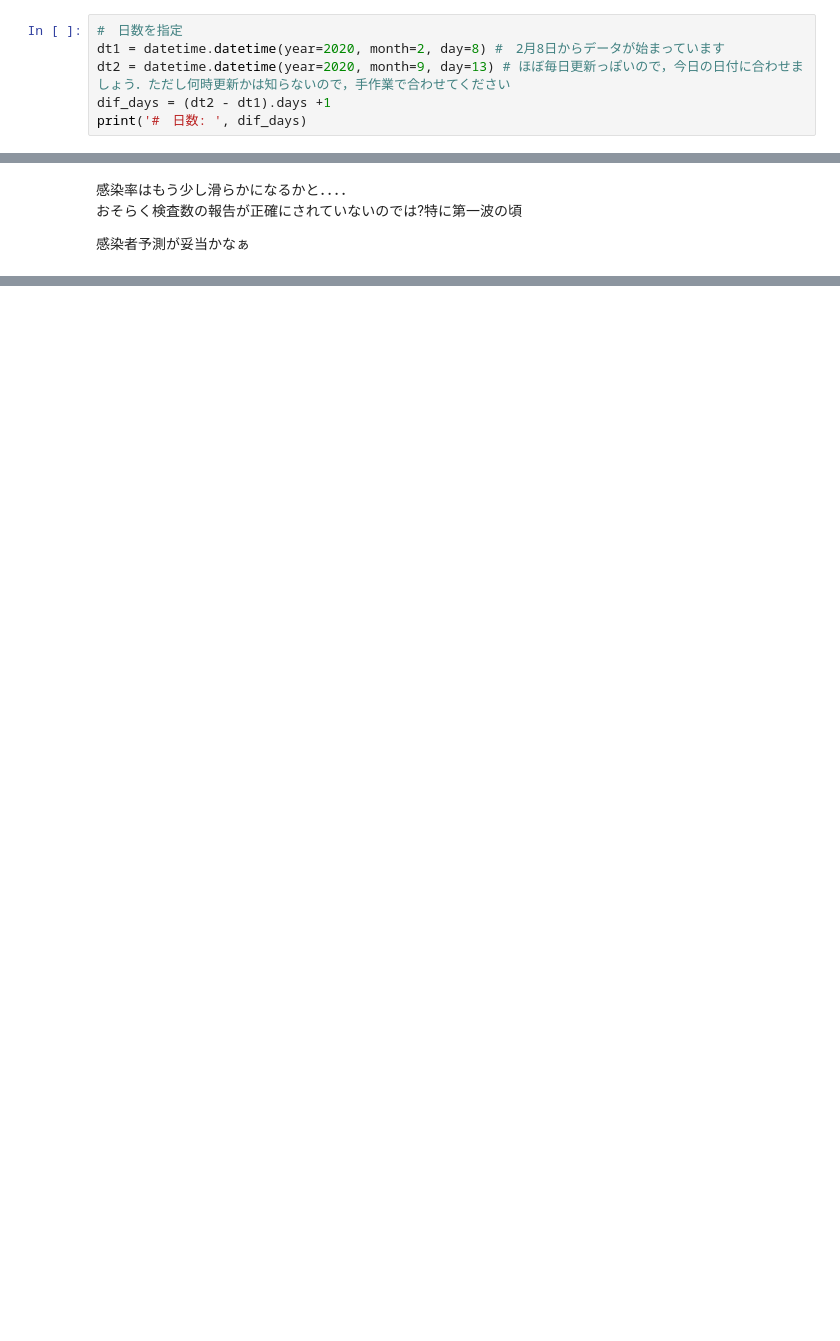
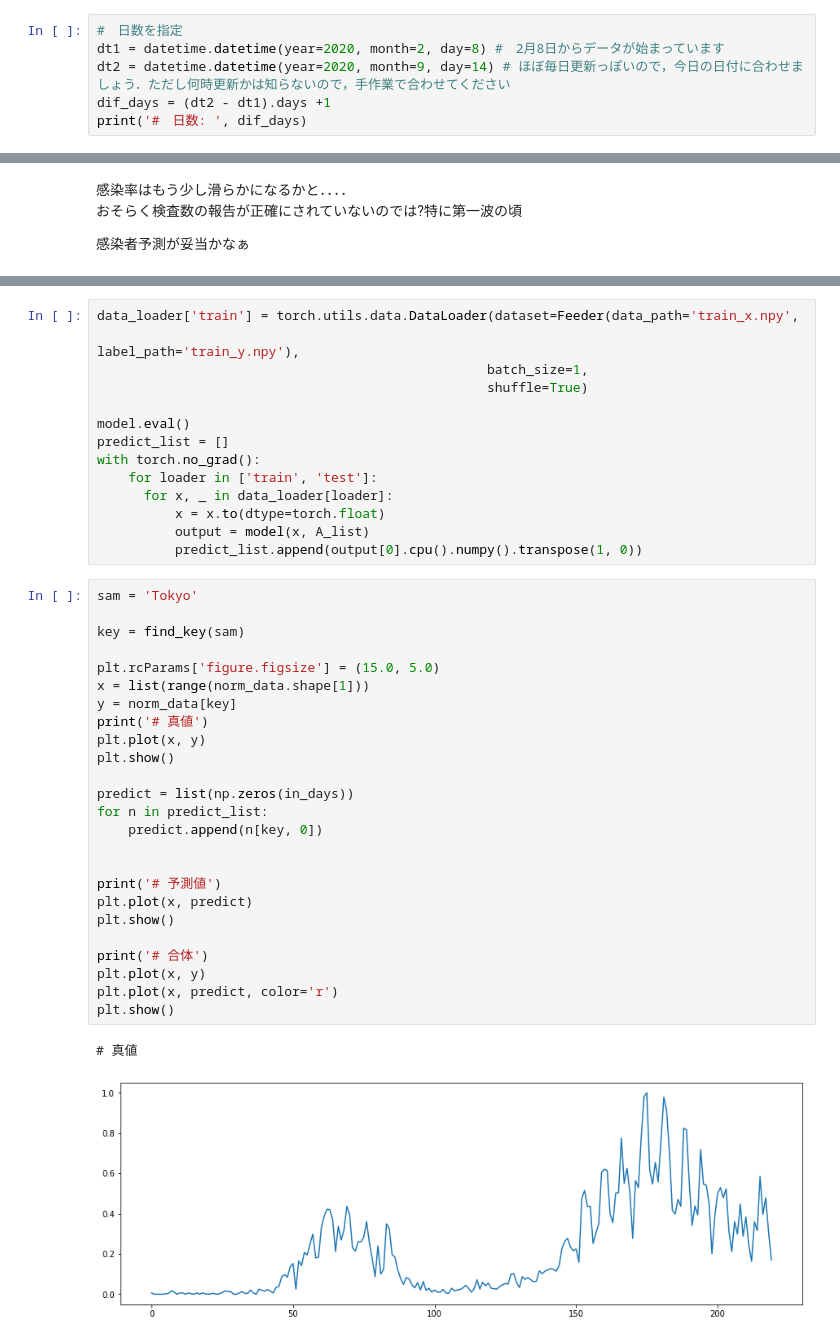
Before and after one commit to sirakik/japan_graph, a Jupyter notebook: japan_graph.ipynb, the cells around one changed output, grey strips where cells are left out. Saved outputs shown, nothing was run; the diff lists cells and outputs as text; blank space fills up the shorter version.

```diff
--- a/japan_graph.ipynb
+++ b/japan_graph.ipynb
@@ -229,7 +256,7 @@ population_density = [68.6, 135.6, 83.8, 320.5, 87.9, 120.5, 138.9, 478.4, 308.1
 # %%
 #　日数を指定
 dt1 = datetime.datetime(year=2020, month=2, day=8) #　2月8日からデータが始まっています
-dt2 = datetime.datetime(year=2020, month=9, day=13) # ほぼ毎日更新っぽいので，今日の日付に合わせましょう．ただし何時更新かは知らないので，手作業で合わせてください
+dt2 = datetime.datetime(year=2020, month=9, day=14) # ほぼ毎日更新っぽいので，今日の日付に合わせましょう．ただし何時更新かは知らないので，手作業で合わせてください
 dif_days = (dt2 - dt1).days +1
 print('#　日数: ', dif_days)
 # %% [output]
@@ -366,0 +599,42 @@ plt.rcParams['figure.figsize'] = (15.0, 15.0)
+# %%
+data_loader['train'] = torch.utils.data.DataLoader(dataset=Feeder(data_path='train_x.npy',
+                                                                  label_path='train_y.npy'),
+                                                  batch_size=1,
+                                                  shuffle=True)
+
+model.eval()
+predict_list = []
+with torch.no_grad():
+    for loader in ['train', 'test']:
+      for x, _ in data_loader[loader]:
+          x = x.to(dtype=torch.float)
+          output = model(x, A_list)
+          predict_list.append(output[0].cpu().numpy().transpose(1, 0))
+# %%
+sam = 'Tokyo'
+
+key = find_key(sam)
+
+plt.rcParams['figure.figsize'] = (15.0, 5.0)
+x = list(range(norm_data.shape[1]))
+y = norm_data[key]
+print('# 真値')
+plt.plot(x, y)
+plt.show()
+
+predict = list(np.zeros(in_days))
+for n in predict_list:
+    predict.append(n[key, 0])
+
+
+print('# 予測値')
+plt.plot(x, predict)
+plt.show()
+
+print('# 合体')
+plt.plot(x, y)
+plt.plot(x, predict, color='r')
+plt.show()
+# %% [output]
+# 真値
+[figure, added]
```
Also changed, not shown: parts of 26 cells of this notebook.
